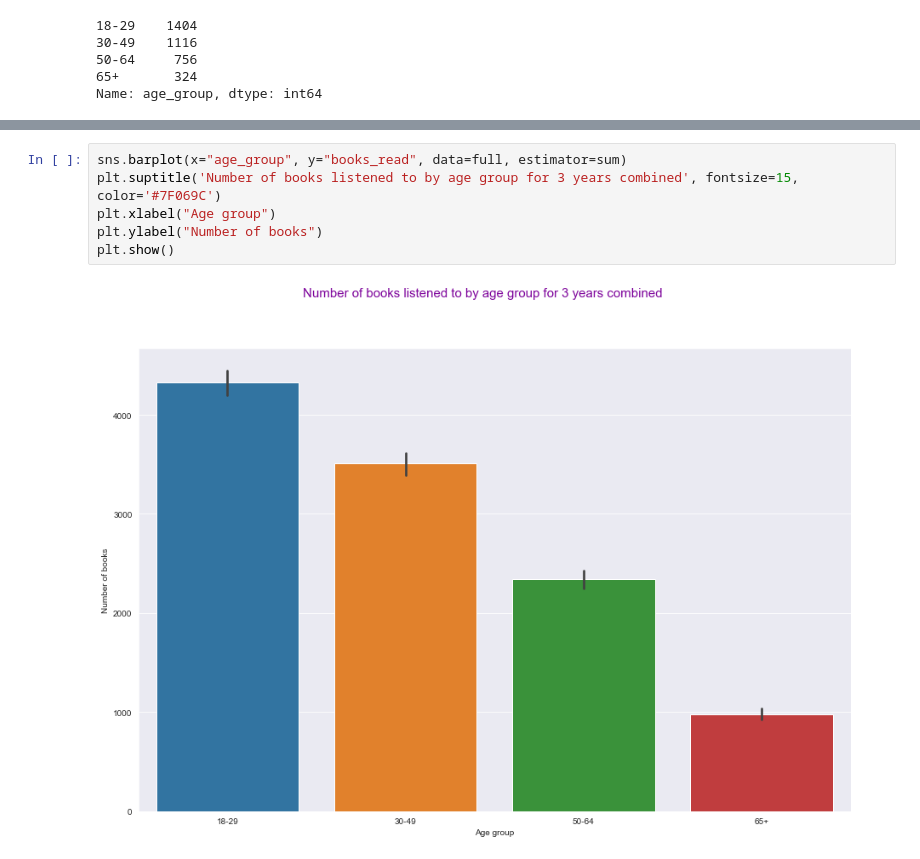
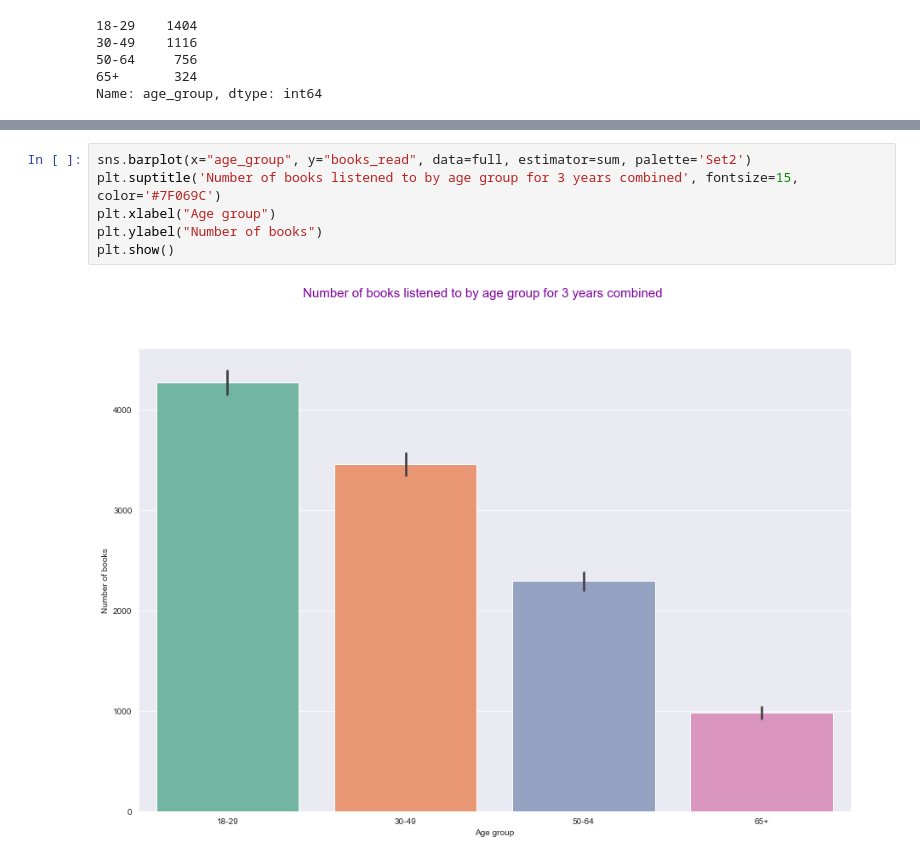
Before and after one commit to angelinka/programming_for_DA_project, a Jupyter notebook: audiobooks.ipynb, the cells around one changed output, grey strips where cells are left out. Cells and saved outputs as stored; diff of their text form.

```diff
--- a/audiobooks.ipynb
+++ b/audiobooks.ipynb
@@ -535,9 +540,9 @@ age_group
 Name: books_read, dtype: float64
 # %%
-sns.barplot(x="age_group", y="books_read", data=full, estimator=sum)
+sns.barplot(x="age_group", y="books_read", data=full, estimator=sum, palette='Set2')
 plt.suptitle('Number of books listened to by age group for 3 years combined', fontsize=15, color='#7F069C')
 plt.xlabel("Age group")
 plt.ylabel("Number of books")
 plt.show()
 # %% [output]
-[figure, old version]
+[figure, new version]
```
Also changed, not shown: parts of 29 cells of this notebook.
